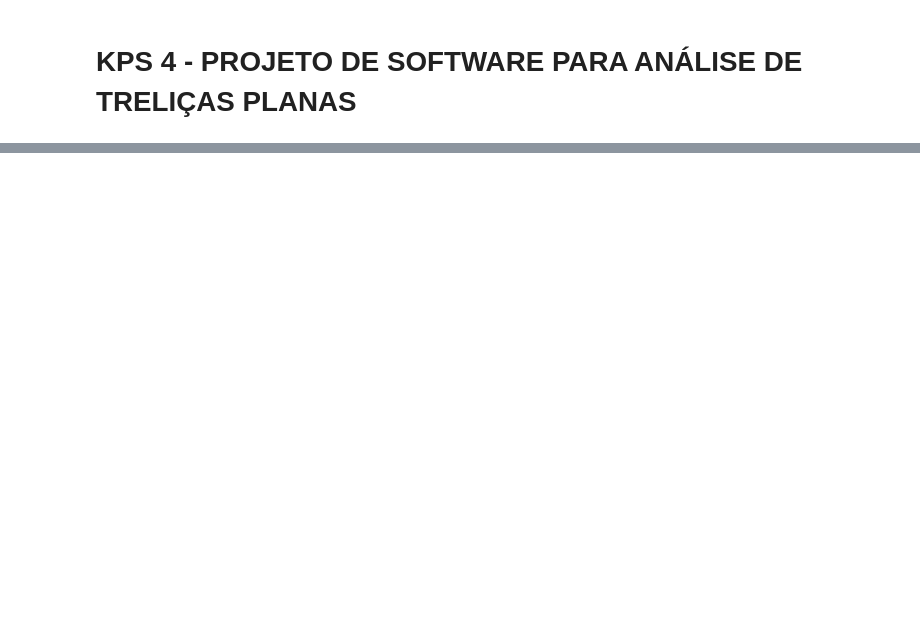
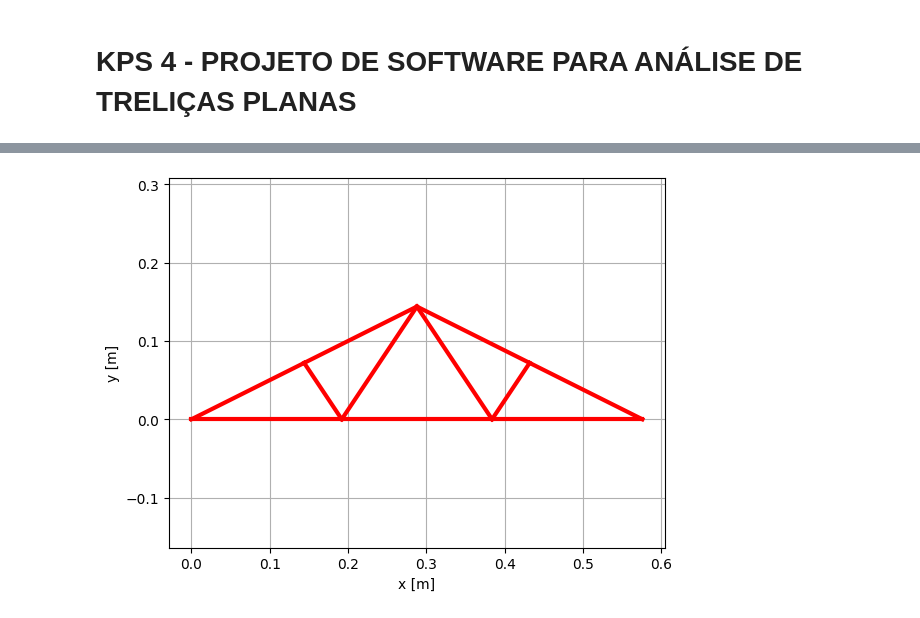
Before and after one commit to renatex333/APS1-TransCal, a Jupyter notebook: APS 4/aps4.ipynb, the cells around one changed output, grey strips where cells are left out. Saved outputs shown, nothing was run; the diff lists cells and outputs as text; code cells hidden in the pictures; blank space fills up the shorter version.

Commit message:
Finalizando código da aps

```diff
--- a/APS 4/aps4.ipynb
+++ b/APS 4/aps4.ipynb
@@ -160,0 +73,84 @@ A solução do sistema na iteração 23 é: [-9.52380952e-07  1.60714286e-06 -4.
+# %%
+# Importa dados do arquivo de entrada
+# numero de nos [nn]
+# matriz dos nos [N]
+# numero de membros [nm]
+# matriz de incidencia [Inc]
+# numero de cargas [nc]
+# vetor carregamento [F]
+# numero de restricoes [nr]
+# vetor de restricoes [R]
+[nn, N, nm, Inc, nc, F, nr, R] = importa('entrada2.xls')
+
+# Criar um objeto Node para cada nó
+NODES = []
+for n in range(nn):
+    gdl = [((n+1)*2)-1, (n+1)*2]
+    new_node = Node(N[0, n], N[1, n], gdl)
+    NODES.append(new_node)
+
+# Criar um objeto Elemento para cada membro
+ELEMENTOS = []
+for m in range(nm):
+    new_element = Elemento(NODES[int(Inc[m, 0])-1], NODES[int(Inc[m, 1])-1], float(Inc[m, 2]), float(Inc[m, 3]))
+    ELEMENTOS.append(new_element)
+
+# Cria matriz de rigidez para superposição das matrizes de rigidez dos elementos
+K = np.zeros((2*nn, 2*nn))
+
+AUXS = [e.gls for e in ELEMENTOS]
+for aux, elemento in zip(AUXS, ELEMENTOS):
+    for i in range(len(aux)):
+        for j in range(len(aux)):
+            K[aux[i]-1, aux[j]-1] += elemento.ke[i, j]
+
+# Aplicando condição de contorno (Aula 25 -> Slide 23)
+# Removendo linhas e colunas que correspondem aos graus de liberdade das reações dos nós
+# Documentação para o np.delete: https://note.nkmk.me/en/python-numpy-delete/#:~:text=Using%20the%20NumPy%20function%20np,from%20the%20NumPy%20array%20ndarray%20.&text=Specify%20the%20axis%20(dimension)%20and,a%20slice%20or%20a%20list.
+R = R.astype(int).flatten()
+K_CC = np.delete(np.delete(K, R, 0), R, 1)
+
+# F é o vetor global de forças concentradas (Aula 25 -> Slide 22)
+PG_CC = np.delete(F, R, 0)
+
+# Calcular os deslocamentos nodais (Aula 25 -> Slide 24)
+deslocamentos, erro = gauss_seidel(10000, 1e-10, K_CC, PG_CC)
+
+# Calcular reações de apoio (Aula 25 -> Slide 25)
+deslocamentos_expandido = np.zeros(len(F))
+for i in range(len(deslocamentos_expandido)):
+    if i not in R:
+        deslocamentos_expandido[i] = deslocamentos[0]
+        deslocamentos = np.delete(deslocamentos, 0, 0)
+
+PG = np.round(np.dot(K, deslocamentos_expandido), 2)
+
+# As reações de apoio se encontram nos índices de PG determinados no array R
+reacoes_apoio = PG[R]
+
+# Calcular deformação e tensão em cada elemento (Aula 25 -> Slide 8)
+# Calcular as forças internas -> Tensão do elemento = Força/Área
+deformacoes = []
+tensoes_internas = []
+forcas_internas = []
+for elemento in ELEMENTOS:
+    t = np.array([-elemento.cos, -elemento.sin, elemento.cos, elemento.sin])
+    elemento.deformacao = (1/elemento.l) *  np.dot(t, deslocamentos_expandido[elemento.gls - 1])
+    elemento.tensao = (elemento.E/elemento.l) * np.dot(t, deslocamentos_expandido[elemento.gls - 1])
+    elemento.finterna = elemento.tensao * elemento.A
+    # Guarda valores calculados em listas
+    deformacoes.append(elemento.deformacao)
+    tensoes_internas.append(elemento.tensao)
+    forcas_internas.append(elemento.finterna)
+
+new_N = N.copy()
+for i in range(len(NODES)):
+    new_N[0][i] += float(deslocamentos_expandido[NODES[i].gl[0] - 1])
+    new_N[1][i] += float(deslocamentos_expandido[NODES[i].gl[1] - 1])
+
+# print(new_N)
+plota(N, Inc)
+plota(new_N, Inc)
+
+geraSaida("saida-final", reacoes_apoio, deslocamentos_expandido, deformacoes, forcas_internas, tensoes_internas)
+# %% [output]
@@ -160,0 +159 @@ A solução do sistema na iteração 23 é: [-9.52380952e-07  1.60714286e-06 -4.
+[figure, added]
```
Also changed, not shown: parts of 2 cells of this notebook, 2 other files.
